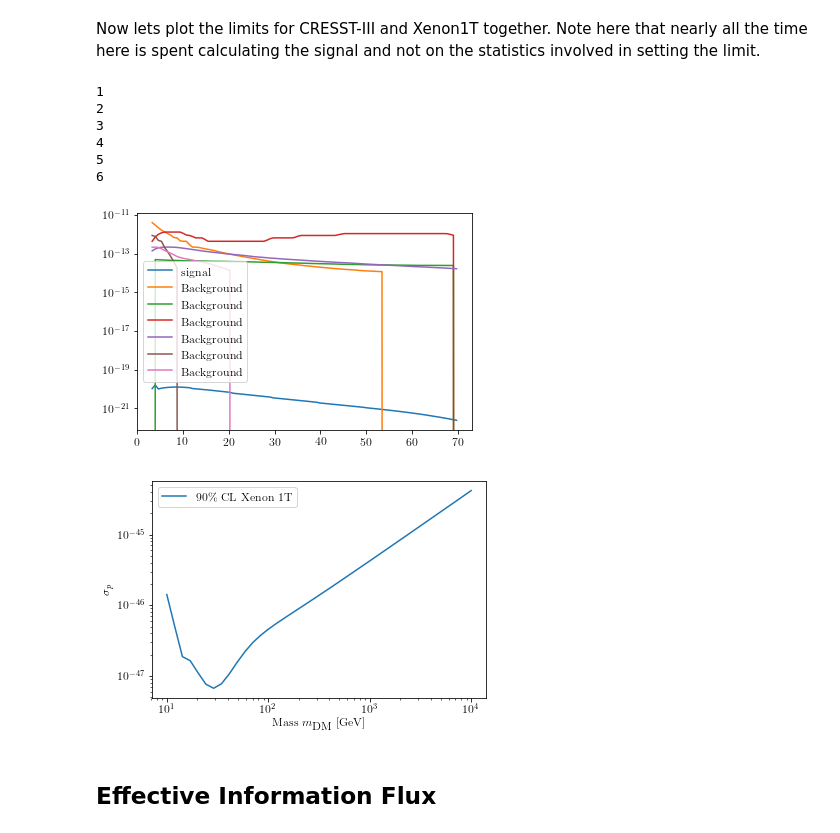
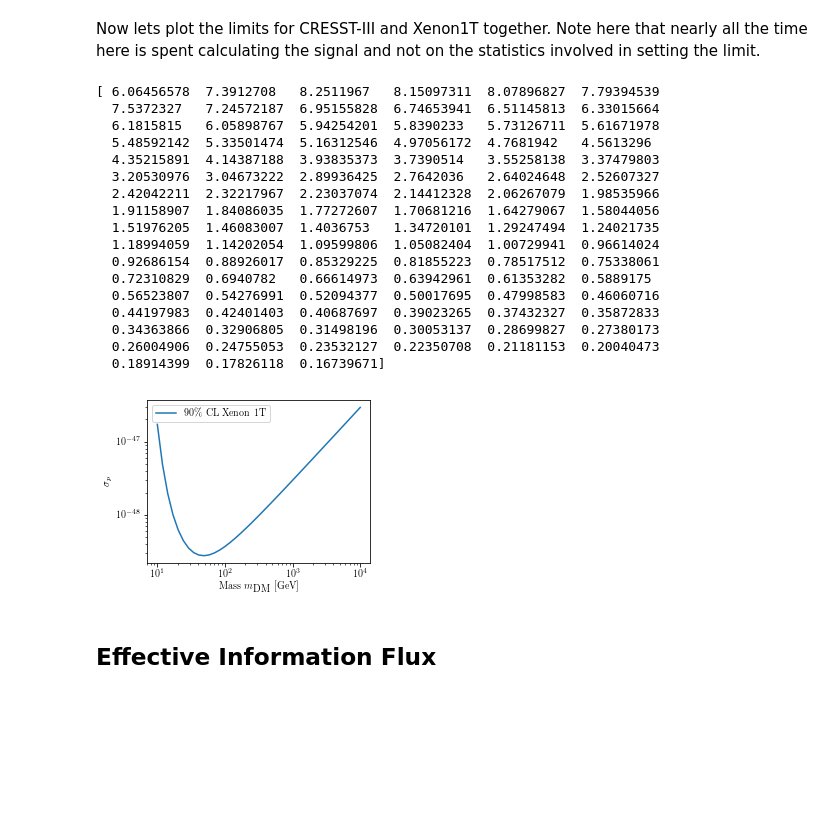
Before and after one commit to kreczko/swordfish, a Jupyter notebook: Examples/DirectDetection.ipynb, the cells around one changed output. Drawn from its saved outputs; the diff is of its cells as text; code cells hidden in the pictures; blank space fills up the shorter version.

```diff
--- a/Examples/DirectDetection.ipynb
+++ b/Examples/DirectDetection.ipynb
@@ -159,7 +161,7 @@ S1_vals, E_vals = np.loadtxt("Swordfish_Xenon1T/S1vsER.txt", unpack=True)
 
 # Interpolation for the recoil energy as a function of S1
 # and the derivative
-CalcER = UnivariateSpline(S1_vals, E_vals, k=1, s=0)
+CalcER = UnivariateSpline(S1_vals, E_vals, k=4, s=0)
 
 # Note that the numerical derivatives might give you a rate
 # with some steps in (as the slope changes between the
@@ -247,60 +251,78 @@ def UL_Xenon(m_DM):
 Now lets plot the limits for CRESST-III and Xenon1T together. Note here that nearly all the time here is spent calculating the signal and not on the statistics involved in setting the limit.
 # %%
 sig = XenonIT_sig(50)
+GeV_inv_cm = 1.98e-14
+mp = 0.93
+mu_xp = 50.*mp/50./mp
+g = np.pi*1e-46*(m_med/1.e3)**4./mu_xp**2./(GeV_inv_cm**2.)
+print sig*0.36*3600.*24*35636*(g2**(-1))*g
+
 # bkg = np.ones_like(sig)*0.36/3600./24/35636. # kg^-1 day^-1 --> kg^-1 s^-1
 b_dict = load_bkgs()
 obsT = np.ones_like(sig)*24.*3600.*35636.
 flux = [sig, b_dict[bkgs[0]]*s1width/obsT, b_dict[bkgs[1]]*s1width/obsT, b_dict[bkgs[2]]*s1width/obsT,
                     b_dict[bkgs[3]]*s1width/obsT, b_dict[bkgs[4]]*s1width/obsT, b_dict[bkgs[5]]*s1width/obsT]
-noise = flux[1]+flux[2]+flux[3]+flux[4]+flux[5]+flux[6]
-plt.plot(s1means, flux[0]/s1width, label="signal")
-for i in range(1,7):
-    print i
-    plt.plot(s1means, flux[i], label="Background")
-plt.legend()
-plt.yscale("log")
-plt.show()
+noise = [flux[1],flux[2],flux[3],flux[4],flux[5],flux[6]]
+# plt.plot(s1means, flux[0]/s1width, label="signal")
+# for i in range(1,7):
+#     print i
+#     plt.plot(s1means, flux[i], label="Background")
+# plt.legend()
+# plt.yscale("log")
+# plt.show()
 # %% [output]
-1
-2
-3
-4
-5
-6
+[ 6.06456578  7.3912708   8.2511967   8.15097311  8.07896827  7.79394539
+  7.5372327   7.24572187  6.95155828  6.74653941  6.51145813  6.33015664
+  6.1815815   6.05898767  5.94254201  5.8390233   5.73126711  5.61671978
+  5.48592142  5.33501474  5.16312546  4.97056172  4.7681942   4.5613296
+  4.35215891  4.14387188  3.93835373  3.7390514   3.55258138  3.37479803
+  3.20530976  3.04673222  2.89936425  2.7642036   2.64024648  2.52607327
+  2.42042211  2.32217967  2.23037074  2.14412328  2.06267079  1.98535966
+  1.91158907  1.84086035  1.77272607  1.70681216  1.64279067  1.58044056
+  1.51976205  1.46083007  1.4036753   1.34720101  1.29247494  1.24021735
+  1.18994059  1.14202054  1.09599806  1.05082404  1.00729941  0.96614024
+  0.92686154  0.88926017  0.85329225  0.81855223  0.78517512  0.75338061
+  0.72310829  0.6940782   0.66614973  0.63942961  0.61353282  0.5889175
+  0.56523807  0.54276991  0.52094377  0.50017695  0.47998583  0.46060716
+  0.44197983  0.42401403  0.40687697  0.39023265  0.37432327  0.35872833
+  0.34363866  0.32906805  0.31498196  0.30053137  0.28699827  0.27380173
+  0.26004906  0.24755053  0.23532127  0.22350708  0.21181153  0.20040473
+  0.18914399  0.17826118  0.16739671]
-[figure, removed]
 # %%
 mlist = np.logspace(1, 4, 40) # GeV
 ULlist_CRESST = []
 ULlist_Xenon = []
 # for i, m in enumerate(mlist):
 #     UL = UL_CRESST(m)
 #     if UL is None:
 #         ULlist_CRESST.append(0.)
 #     else:
 #         ULlist_CRESST.append(UL*g2)
 
 for i, m in enumerate(mlist):
     UL = UL_Xenon(m)
     if UL is None:
         ULlist_Xenon.append(0.)
     else:
         ULlist_Xenon.append(UL*g2)
 
 GeV_inv_cm = 1.98e-14
 mp = 0.93
 mu_xp = mlist*mp/mlist/mp
 sigma = (GeV_inv_cm**2.)*np.array(ULlist_Xenon)*mu_xp**2./np.pi/(m_med/1.e3)**4.
+
+plt.figure(figsize=(4,3))
 # plt.loglog(mlist, np.sqrt(ULlist_CRESST), label="90\% CL CRESST-III")
 # plt.loglog(mlist, np.sqrt(ULlist_Xenon), label="90\% CL Xenon 1T")
 plt.loglog(mlist, sigma, label="90\% CL Xenon 1T")
 plt.legend()
 plt.xlabel(r"Mass $m_{\textrm{DM}}$ [GeV]")
 plt.ylabel(r"$\sigma_p$")
 # plt.ylim(1e-12,1e-10)
 # plt.xlim(9,10)
 plt.show()
 # %% [output]
-[figure, old version]
+[figure, new version]
 # %% [markdown]
 ## Effective Information Flux
 # %% [markdown]
```
Also changed, not shown: parts of 3 cells of this notebook, 1 other file.
